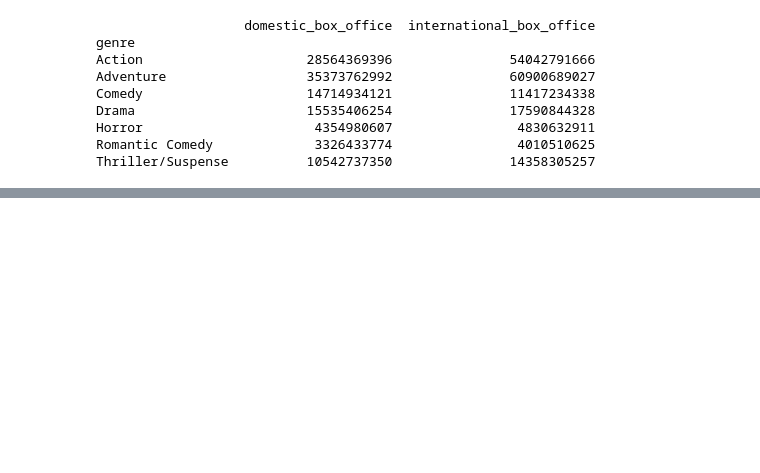
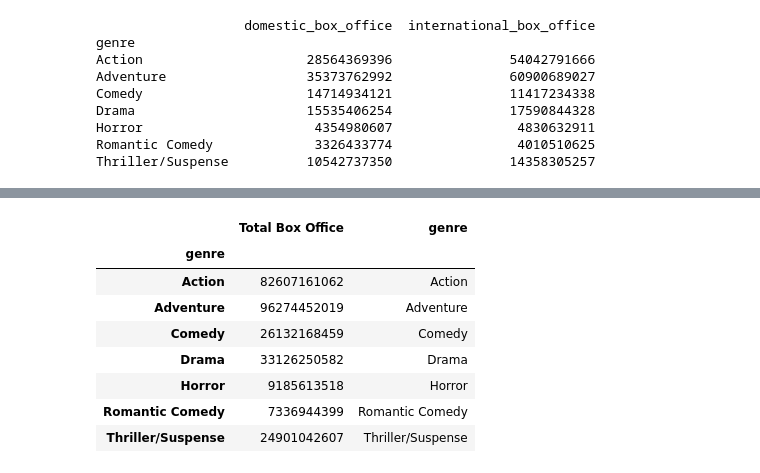
Before and after one commit to cspence001/Boxoffice_Project, a Jupyter notebook: Box Office Revenues By Genre.ipynb, the cells around one changed output, grey strips where cells are left out. Saved outputs shown, nothing was run; the diff lists cells and outputs as text; code cells hidden in the pictures; blank space fills up the shorter version.

```diff
--- a/Box Office Revenues By Genre.ipynb
+++ b/Box Office Revenues By Genre.ipynb
@@ -109 +170,16 @@ reduced_df
+# %%
+# Create new dataframe for total box office revenue
+
+reducedtotal_df['genre']=reducedtotal_df.index
+reducedtotal_df
+# %% [output]
+|  | Total Box Office | genre |
+| genre |  |  |
+| Action | 82607161062 | Action |
+| Adventure | 96274452019 | Adventure |
+| Comedy | 26132168459 | Comedy |
+| Drama | 33126250582 | Drama |
+| Horror | 9185613518 | Horror |
+| Romantic Comedy | 7336944399 | Romantic Comedy |
+| Thriller/Suspense | 24901042607 | Thriller/Suspense |
 # %%
```
Also changed, not shown: parts of 14 cells of this notebook.
